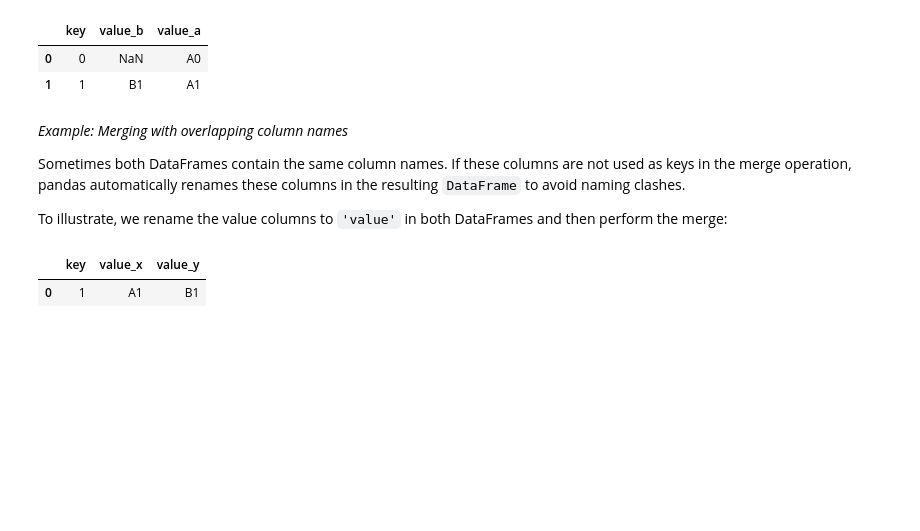
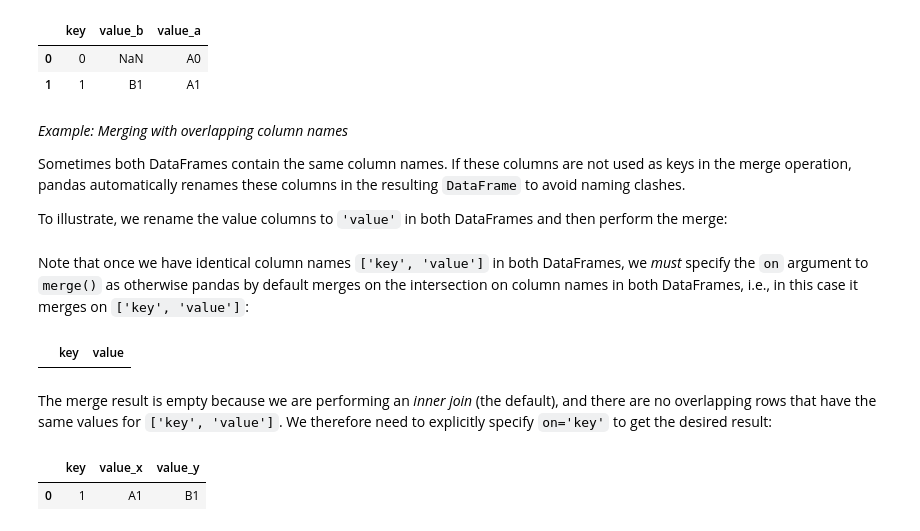
Before and after one commit to richardfoltyn/TECH2-H24, a Jupyter notebook: lecture4/lecture4.ipynb, the cells around one changed output. Drawn from its saved outputs; the diff is of its cells as text; code cells hidden in the pictures; blank space fills up the shorter version.

```diff
--- a/lecture4/lecture4.ipynb
+++ b/lecture4/lecture4.ipynb
@@ -397,6 +397,16 @@ To illustrate, we rename the value columns to `'value'` in both DataFrames and t
 # Rename columns to common name 'value'
 df_a = df_a.rename(columns={'value_a': 'value'})
 df_b = df_b.rename(columns={'value_b': 'value'})
+# %% [markdown]
+Note that once we have identical column names `['key', 'value']` in both DataFrames, we _must_ specify the `on` argument to `merge()` as otherwise pandas by default merges on the intersection on column names in both DataFrames, i.e., in this case it merges on `['key', 'value']`:
+# %%
+# Invoking merge() with default on argument has unintended consequences
+df = df_a.merge(df_b)
+df
+# %% [output]
+|  | key | value |
+# %% [markdown]
+The merge result is empty because we are performing an _inner join_ (the default), and there are no overlapping rows that have the same values for `['key', 'value']`. We therefore need to explicitly specify `on='key'` to get the desired result:
 # %%
 # Merge DataFrames with overlapping column 'value'
 df_a.merge(df_b, on='key')
```
Also changed, not shown: parts of 4 cells of this notebook, 1 other file.
